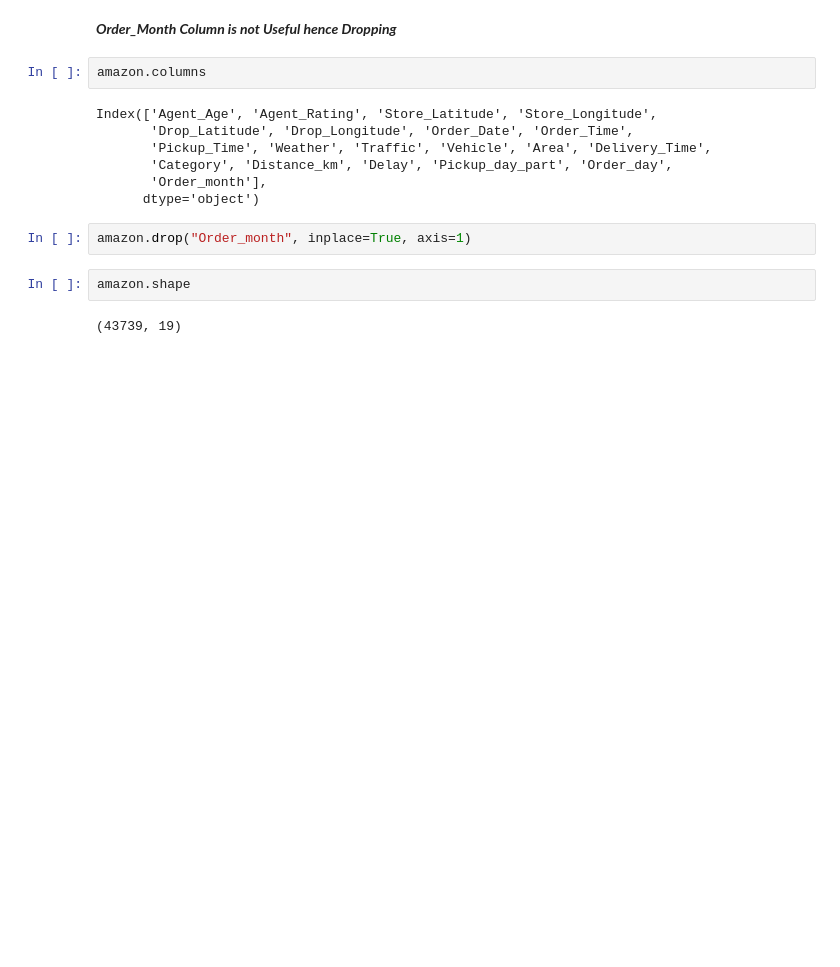
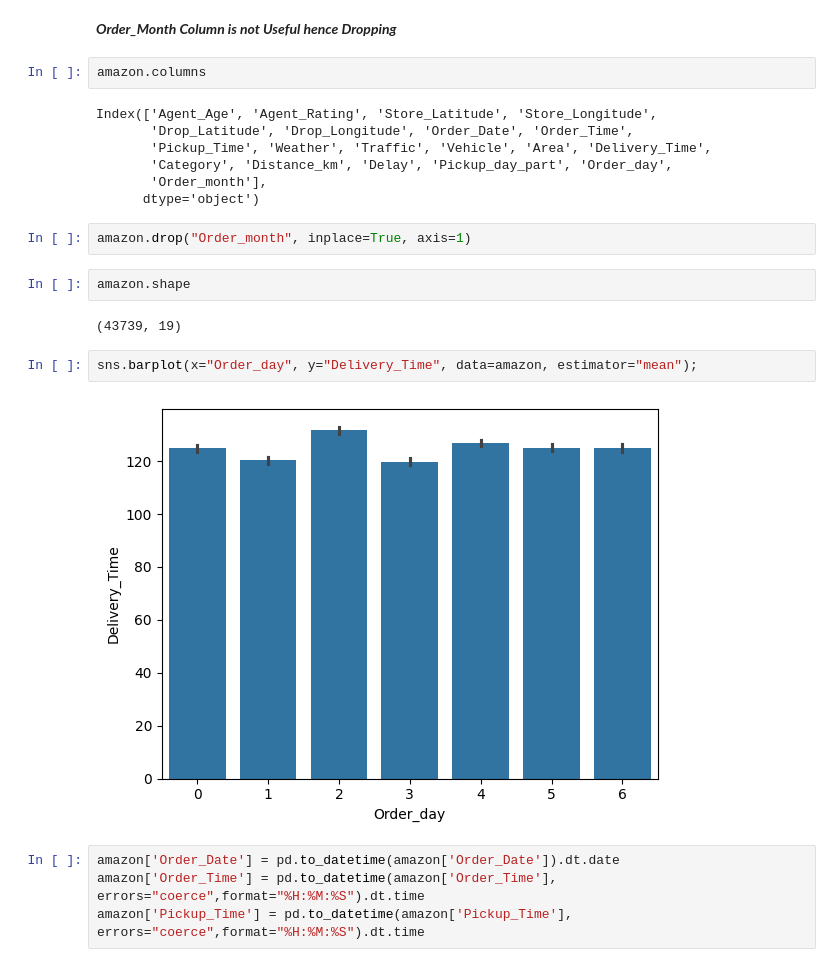
Before and after one commit to sushantkas/Project-3, a Jupyter notebook: EDA.ipynb, the cells around one changed output. Drawn from its saved outputs; the diff is of its cells as text; blank space fills up the shorter version.

```diff
--- a/EDA.ipynb
+++ b/EDA.ipynb
@@ -1193,3 +1193,11 @@ amazon.drop("Order_month", inplace=True, axis=1)
 amazon.shape
 # %% [output]
 (43739, 19)
+# %%
+sns.barplot(x="Order_day", y="Delivery_Time", data=amazon, estimator="mean");
+# %% [output]
+[figure, added]
+# %%
+amazon['Order_Date'] = pd.to_datetime(amazon['Order_Date']).dt.date
+amazon['Order_Time'] = pd.to_datetime(amazon['Order_Time'], errors="coerce",format="%H:%M:%S").dt.time
+amazon['Pickup_Time'] = pd.to_datetime(amazon['Pickup_Time'], errors="coerce",format="%H:%M:%S").dt.time
```
Also changed, not shown: parts of 5 cells of this notebook, 3 other files.
